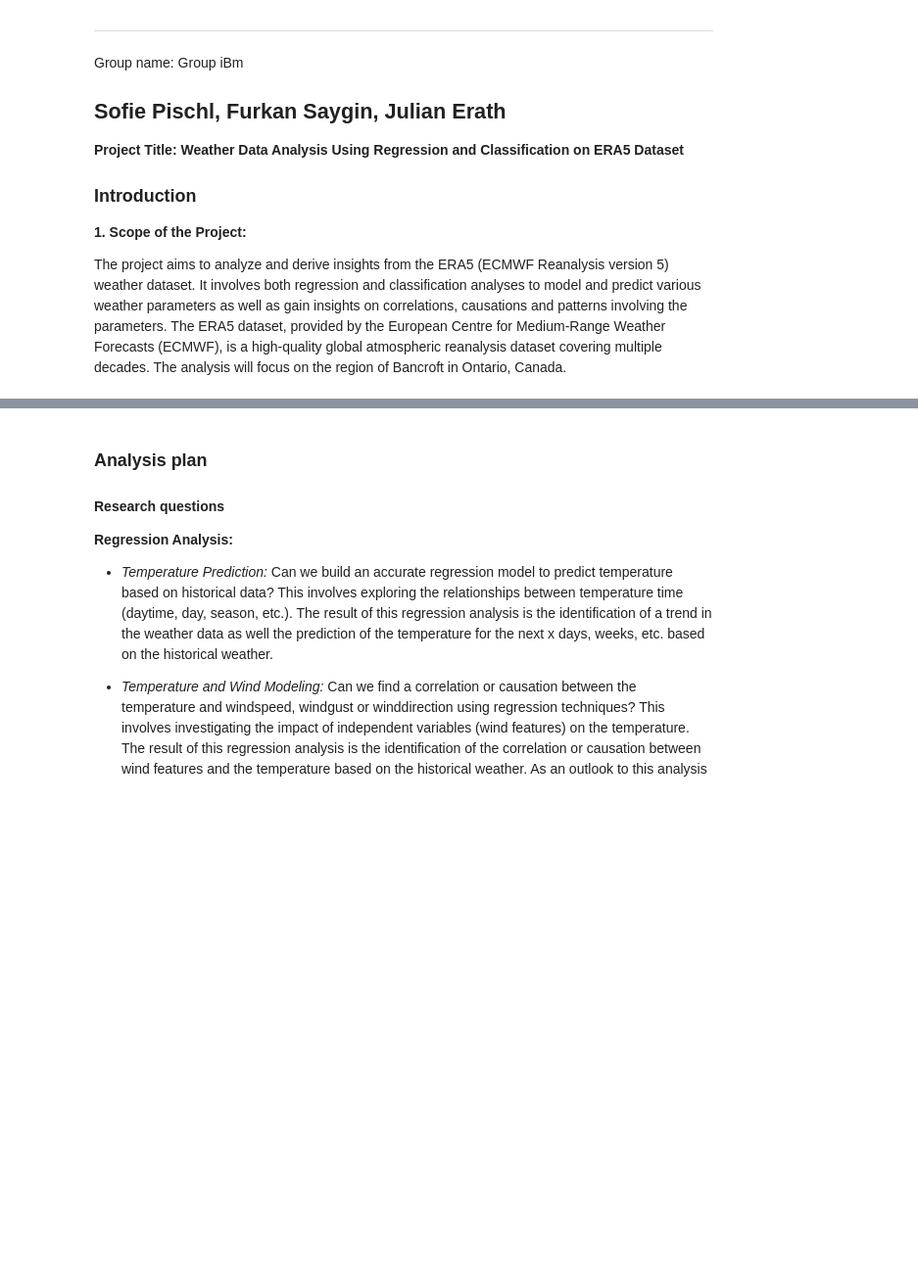
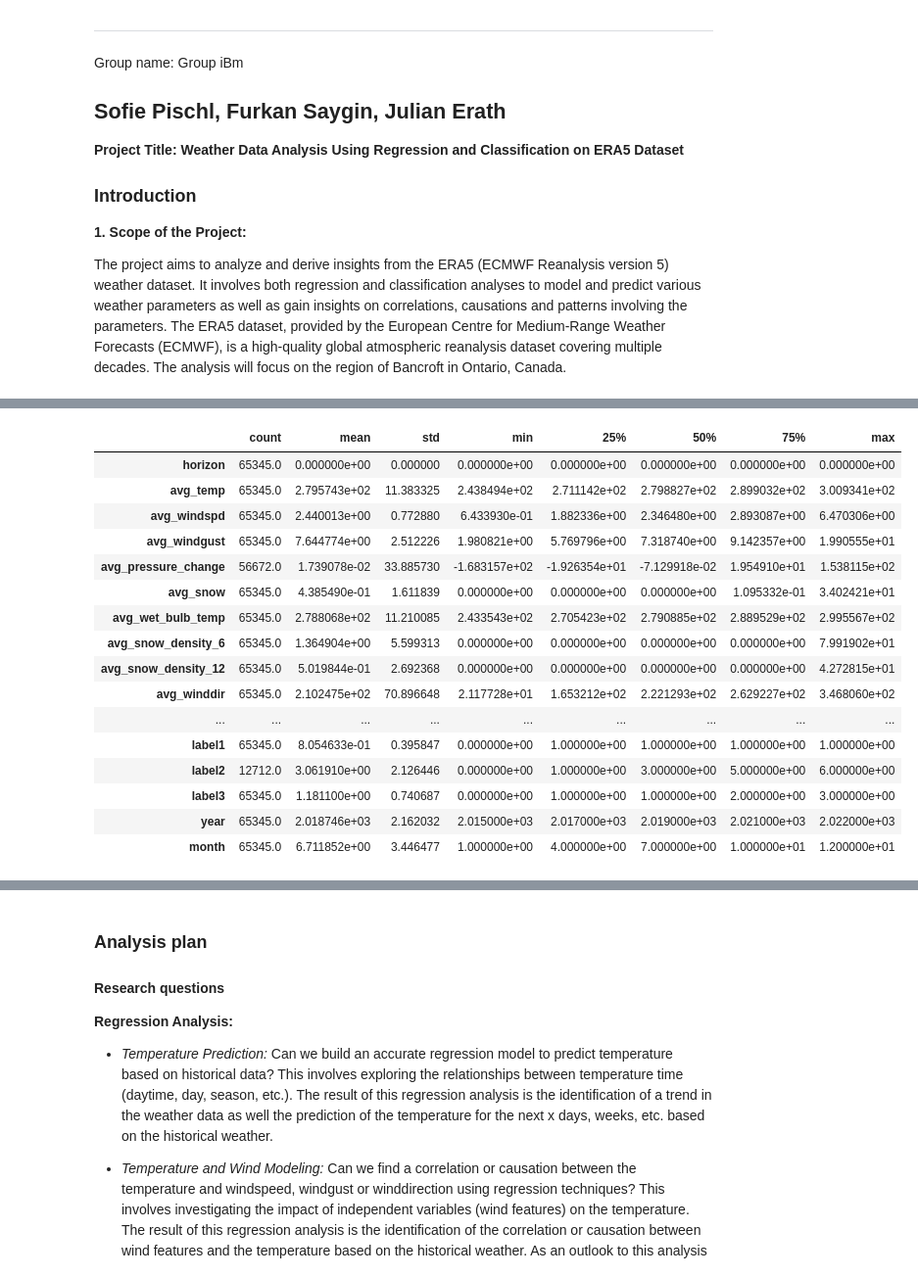
Before and after one commit to Abschlussprojekt-Weatherdata/project, a Jupyter notebook: notebooks/project-proposal.ipynb, the cells around one changed output, grey strips where cells are left out. Shown at 98% size. Drawn from its saved outputs; the diff is of its cells as text; code cells hidden in the pictures; blank space fills up the shorter version.

Commit message:
Completed markdown for chapter Data description

```diff
--- a/notebooks/project-proposal.ipynb
+++ b/notebooks/project-proposal.ipynb
@@ -123,6 +113,10 @@ By exploring the relationships between regional precipitation and these predicto
 # %%
 import pandas as pd
+pd.options.display.max_rows = 200
+pd.options.display.max_rows = 200
 
-df = pd.read_csv("../project/data/external/feature_data_substation_bancroft_labelled.csv")
+df = pd.read_csv("/Users/julianerath/Documents/Master/Data Analytics with Statistics/GitHub/project/project/data/external/feature_data_substation_bancroft_labelled.csv")
+print(df.info())
+print(df.dtypes)
 df.head()
 # %% [output]
@@ -159,3 +146,0 @@ Length: 184, dtype: object
-# %%
-pd.options.display.max_rows = 999
-df.describe().T
@@ -179,0 +147,21 @@ df.describe().T
+# %%
+df = df.drop(df.columns[0], axis=1)
+df.describe().T
+# %% [output]
+|  | count | mean | std | min | 25% | 50% | 75% | max |
+| horizon | 65345.0 | 0.000000e+00 | 0.000000 | 0.000000e+00 | 0.000000e+00 | 0.000000e+00 | 0.000000e+00 | 0.000000e+00 |
+| avg_temp | 65345.0 | 2.795743e+02 | 11.383325 | 2.438494e+02 | 2.711142e+02 | 2.798827e+02 | 2.899032e+02 | 3.009341e+02 |
+| avg_windspd | 65345.0 | 2.440013e+00 | 0.772880 | 6.433930e-01 | 1.882336e+00 | 2.346480e+00 | 2.893087e+00 | 6.470306e+00 |
+| avg_windgust | 65345.0 | 7.644774e+00 | 2.512226 | 1.980821e+00 | 5.769796e+00 | 7.318740e+00 | 9.142357e+00 | 1.990555e+01 |
+| avg_pressure_change | 56672.0 | 1.739078e-02 | 33.885730 | -1.683157e+02 | -1.926354e+01 | -7.129918e-02 | 1.954910e+01 | 1.538115e+02 |
+| avg_snow | 65345.0 | 4.385490e-01 | 1.611839 | 0.000000e+00 | 0.000000e+00 | 0.000000e+00 | 1.095332e-01 | 3.402421e+01 |
+| avg_wet_bulb_temp | 65345.0 | 2.788068e+02 | 11.210085 | 2.433543e+02 | 2.705423e+02 | 2.790885e+02 | 2.889529e+02 | 2.995567e+02 |
+| avg_snow_density_6 | 65345.0 | 1.364904e+00 | 5.599313 | 0.000000e+00 | 0.000000e+00 | 0.000000e+00 | 0.000000e+00 | 7.991902e+01 |
+| avg_snow_density_12 | 65345.0 | 5.019844e-01 | 2.692368 | 0.000000e+00 | 0.000000e+00 | 0.000000e+00 | 0.000000e+00 | 4.272815e+01 |
+| avg_winddir | 65345.0 | 2.102475e+02 | 70.896648 | 2.117728e+01 | 1.653212e+02 | 2.221293e+02 | 2.629227e+02 | 3.468060e+02 |
+| ... | ... | ... | ... | ... | ... | ... | ... | ... |
+| label1 | 65345.0 | 8.054633e-01 | 0.395847 | 0.000000e+00 | 1.000000e+00 | 1.000000e+00 | 1.000000e+00 | 1.000000e+00 |
+| label2 | 12712.0 | 3.061910e+00 | 2.126446 | 0.000000e+00 | 1.000000e+00 | 3.000000e+00 | 5.000000e+00 | 6.000000e+00 |
+| label3 | 65345.0 | 1.181100e+00 | 0.740687 | 0.000000e+00 | 1.000000e+00 | 1.000000e+00 | 2.000000e+00 | 3.000000e+00 |
+| year | 65345.0 | 2.018746e+03 | 2.162032 | 2.015000e+03 | 2.017000e+03 | 2.019000e+03 | 2.021000e+03 | 2.022000e+03 |
+| month | 65345.0 | 6.711852e+00 | 3.446477 | 1.000000e+00 | 4.000000e+00 | 7.000000e+00 | 1.000000e+01 | 1.200000e+01 |
```
Also changed, not shown: parts of 6 cells of this notebook.
